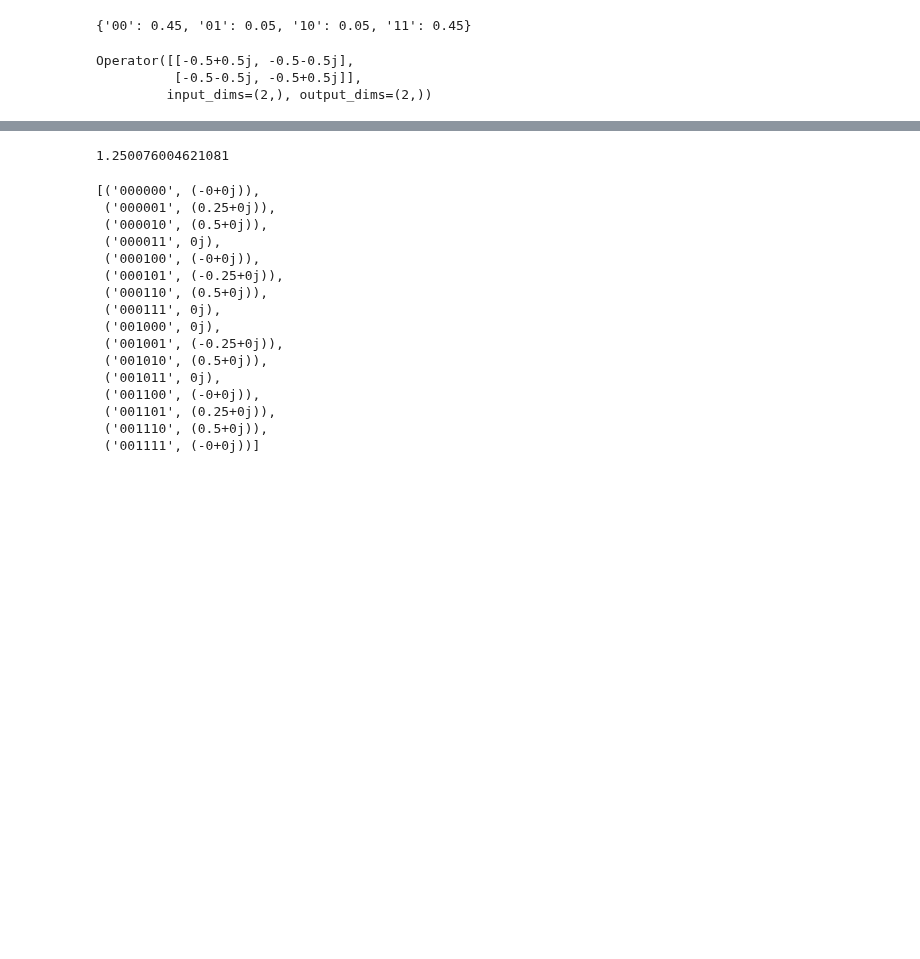
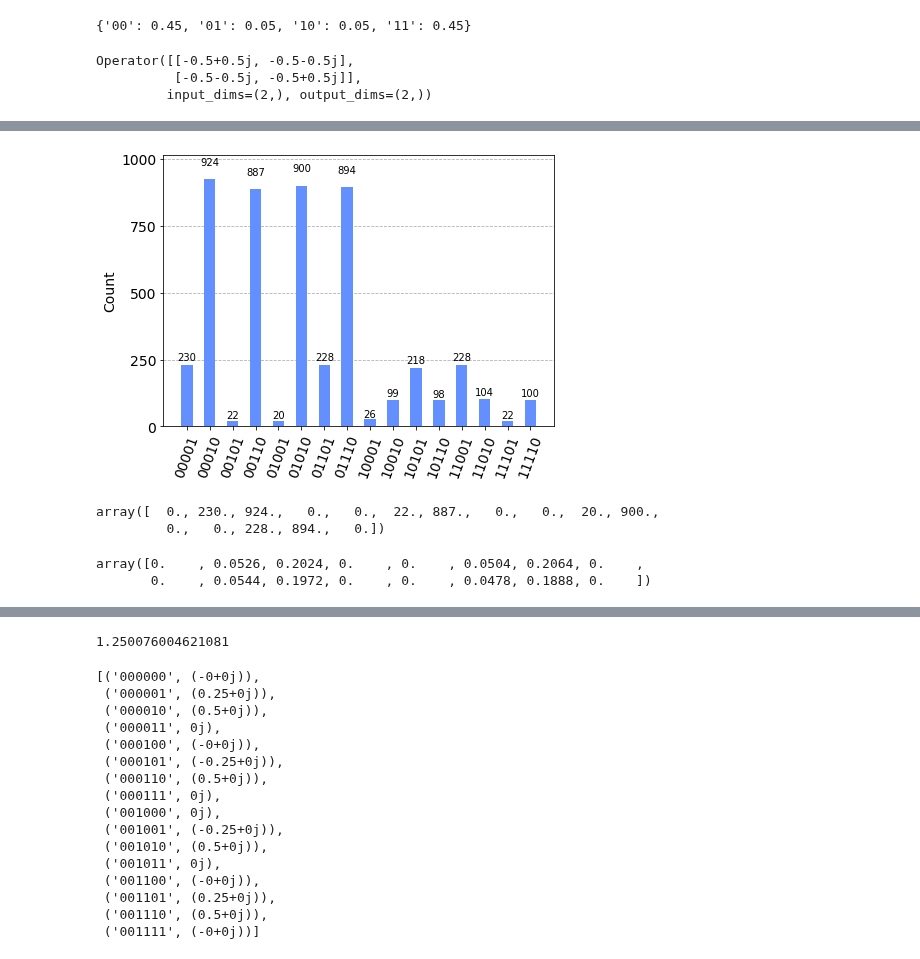
Before and after one commit to PolnareffPark/QuPCA, a Jupyter notebook: tomography_test.ipynb, the cells around one changed output, grey strips where cells are left out. Drawn from its saved outputs; the diff is of its cells as text; code cells hidden in the pictures; blank space fills up the shorter version.

```diff
--- a/tomography_test.ipynb
+++ b/tomography_test.ipynb
@@ -223,0 +338,22 @@ bitstrings=[''.join([''.join(str(j)) for j in i]) for i in list(map(list, iterto
+# %%
+backend_total = Aer.get_backend("qasm_simulator")
+job = backend_total.run(transpile(total_circuit_2, backend=backend_total), shots=n_shots)
+counts_for_sign = job.result().get_counts()
+plot_histogram(counts_for_sign)
+# %% [output]
+[figure, added]
+# %%
+tmp=np.zeros(2**tot_qubit)
+
+for c in counts_for_sign:
+    if c[0]=='0':
+        tmp[int(c[1:],2)]=counts_for_sign[c]
+tmp
+# %% [output]
+array([  0., 230., 924.,   0.,   0.,  22., 887.,   0.,   0.,  20., 900.,
+         0.,   0., 228., 894.,   0.])
+# %%
+statevector
+# %% [output]
+array([0.    , 0.0526, 0.2024, 0.    , 0.    , 0.0504, 0.2064, 0.    ,
+       0.    , 0.0544, 0.1972, 0.    , 0.    , 0.0478, 0.1888, 0.    ])
```
Also changed, not shown: parts of 32 cells of this notebook.
